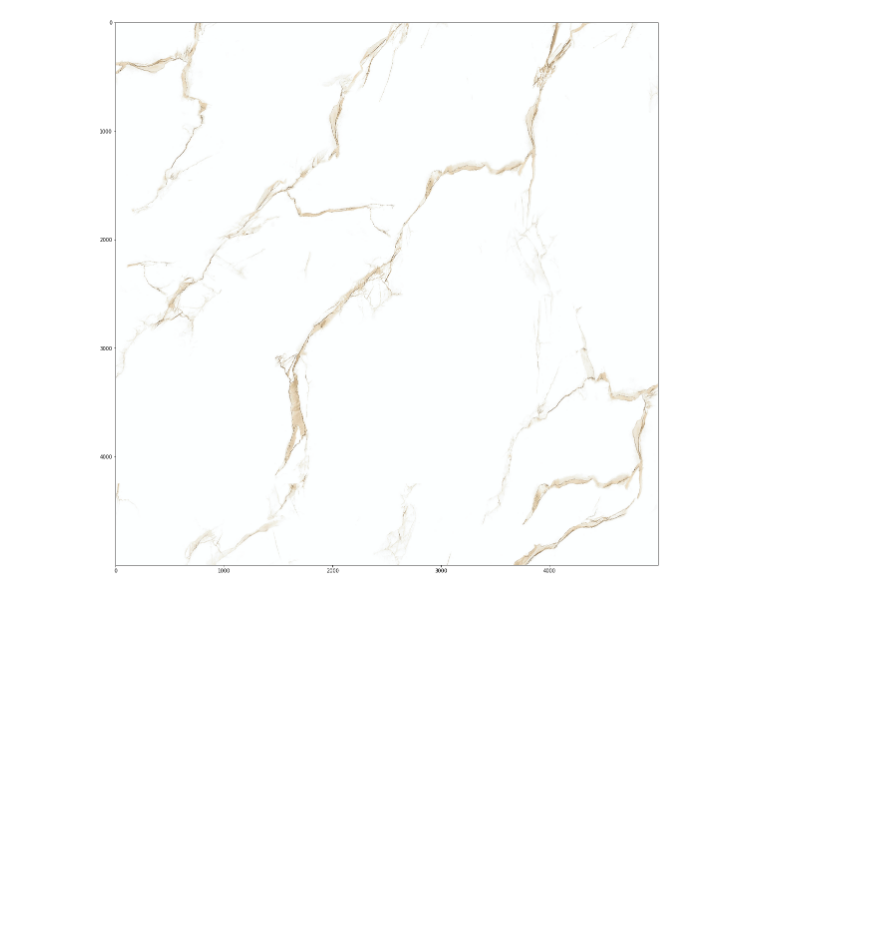
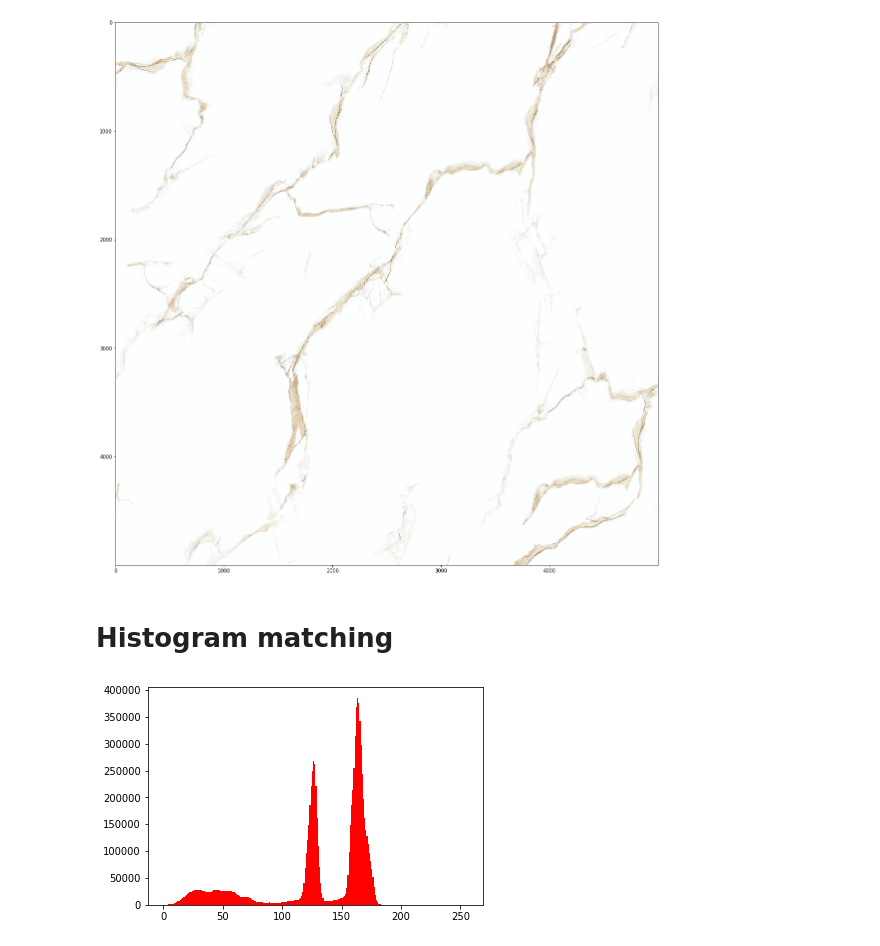
Before and after one commit to parsaeisa/computer_vision_project, a Jupyter notebook: CV_Project_Template.ipynb, the cells around one changed output. Saved outputs shown, nothing was run; the diff lists cells and outputs as text; code cells hidden in the pictures; blank space fills up the shorter version.

```diff
--- a/CV_Project_Template.ipynb
+++ b/CV_Project_Template.ipynb
@@ -62,3 +48,11 @@ plt.imshow(pattern[..., ::-1])
 # %% [output]
 <matplotlib.image.AxesImage at 0x...>
 [figure]
+# %% [markdown]
+# Histogram matching
+# %%
+# Histogram of an image
+plt.hist(img.flatten(),256,[0,256], color = 'r')
+plt.show()
+# %% [output]
+[figure, added]
```
Also changed, not shown: parts of 13 cells of this notebook.
